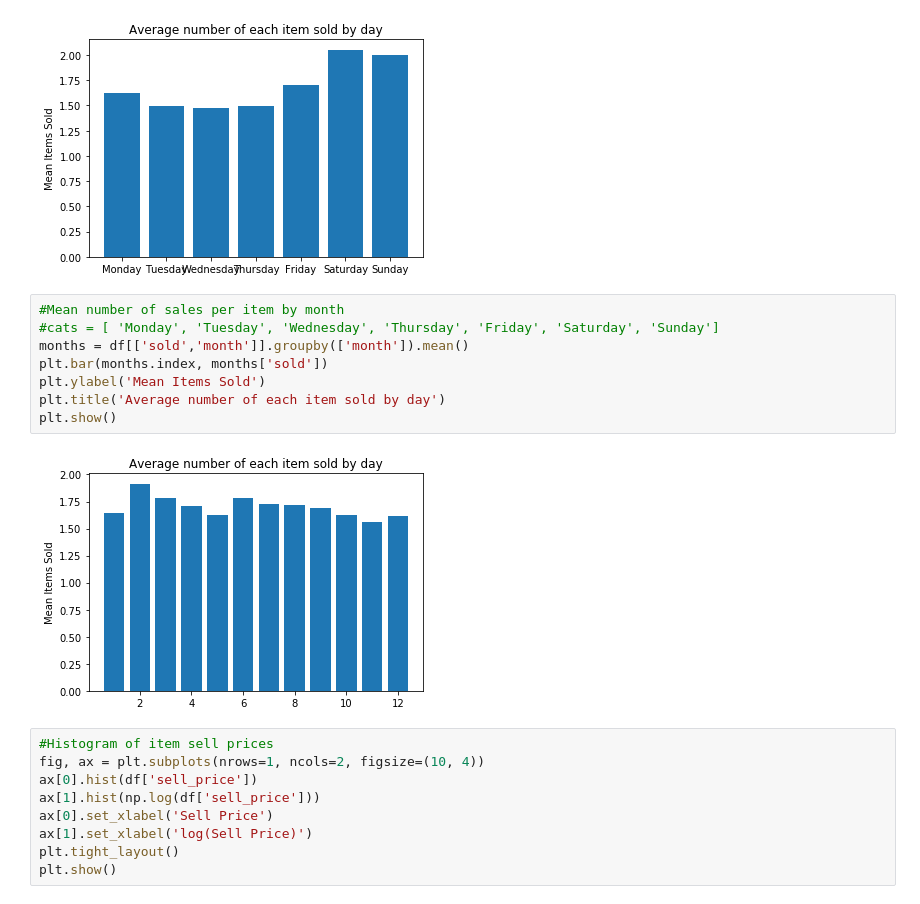
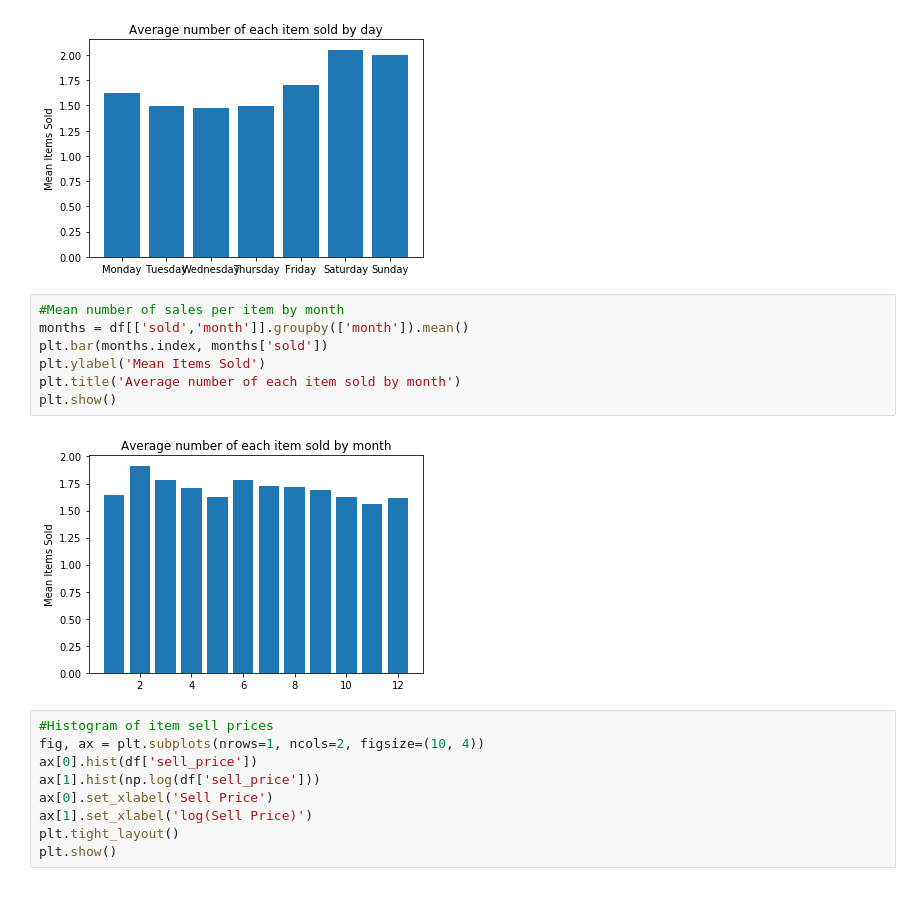
Before and after one commit to kanitjompuk40/GroupWork, a Jupyter notebook: AML/EDA.ipynb, the cells around one changed output. Cells and saved outputs as stored; diff of their text form.

```diff
--- a/AML/EDA.ipynb
+++ b/AML/EDA.ipynb
@@ -232,14 +232,13 @@ plt.show()
 [figure]
 # %%
 #Mean number of sales per item by month
-#cats = [ 'Monday', 'Tuesday', 'Wednesday', 'Thursday', 'Friday', 'Saturday', 'Sunday']
 months = df[['sold','month']].groupby(['month']).mean()
 plt.bar(months.index, months['sold'])
 plt.ylabel('Mean Items Sold')
-plt.title('Average number of each item sold by day')
+plt.title('Average number of each item sold by month')
 plt.show()
 # %% [output]
-[figure, old version]
+[figure, new version]
 # %%
 #Histogram of item sell prices
 fig, ax = plt.subplots(nrows=1, ncols=2, figsize=(10, 4))
```
Also changed, not shown: parts of 8 cells of this notebook.
